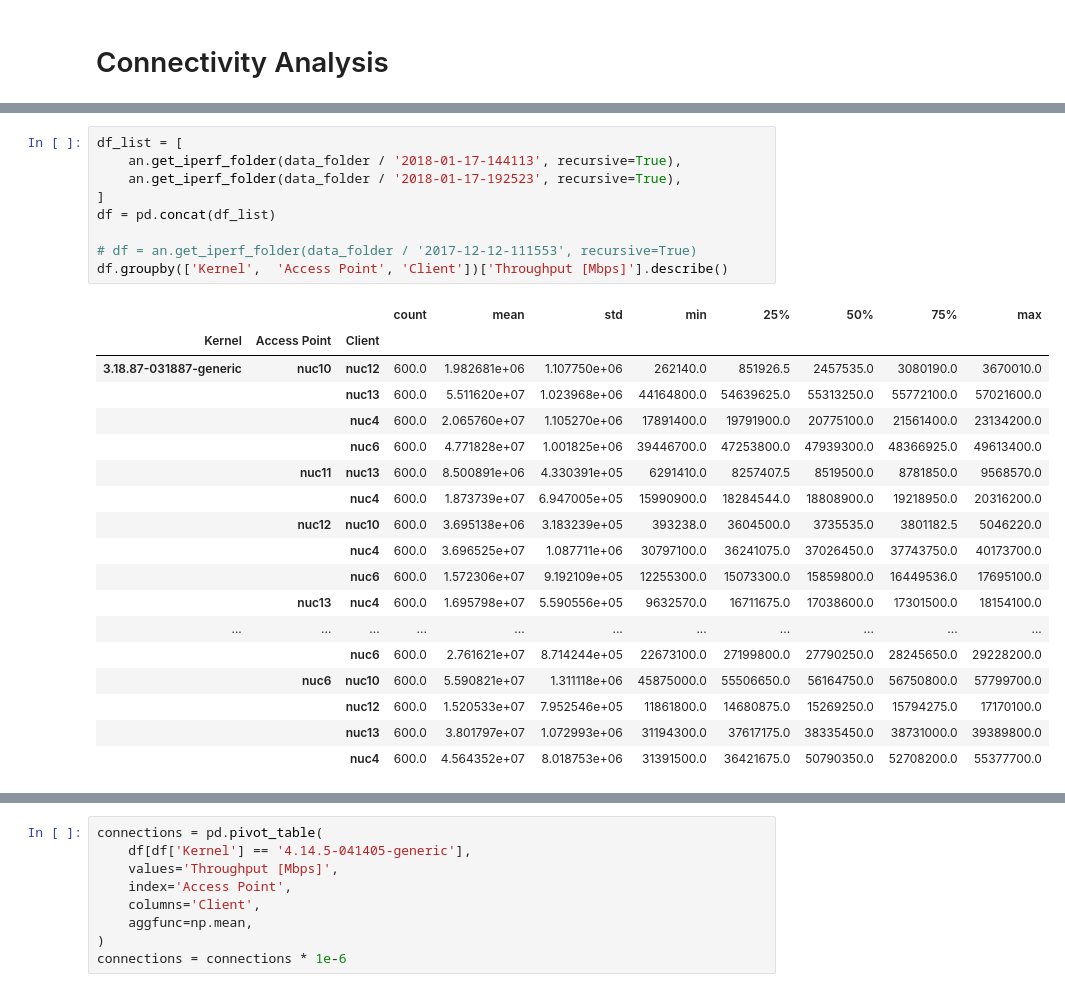
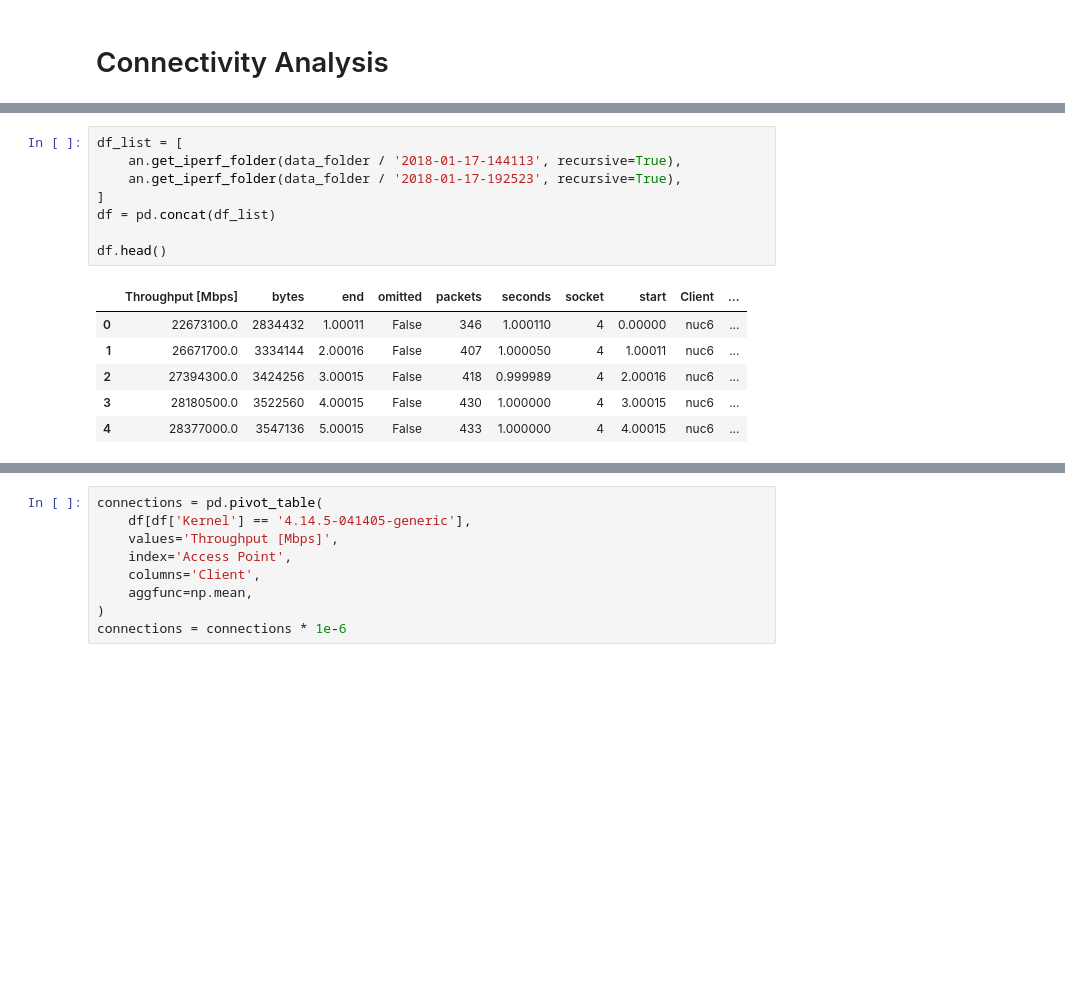
Before and after one commit to mchwalisz/walker, a Jupyter notebook: analysis/Connectivity Analysis.ipynb, the cells around one changed output, grey strips where cells are left out. Saved outputs shown, nothing was run; the diff lists cells and outputs as text; blank space fills up the shorter version.

```diff
--- a/analysis/Connectivity Analysis.ipynb
+++ b/analysis/Connectivity Analysis.ipynb
@@ -40,29 +37,16 @@ Available data paths:
 # %%
 df_list = [
     an.get_iperf_folder(data_folder / '2018-01-17-144113', recursive=True),
     an.get_iperf_folder(data_folder / '2018-01-17-192523', recursive=True),
 ]
 df = pd.concat(df_list)
 
-# df = an.get_iperf_folder(data_folder / '2017-12-12-111553', recursive=True)
-df.groupby(['Kernel',  'Access Point', 'Client'])['Throughput [Mbps]'].describe()
+df.head()
 # %% [output]
-|  |  |  | count | mean | std | min | 25% | 50% | 75% | max |
-| Kernel | Access Point | Client |  |  |  |  |  |  |  |  |
-| 3.18.87-031887-generic | nuc10 | nuc12 | 600.0 | 1.982681e+06 | 1.107750e+06 | 262140.0 | 851926.5 | 2457535.0 | 3080190.0 | 3670010.0 |
-|  |  | nuc13 | 600.0 | 5.511620e+07 | 1.023968e+06 | 44164800.0 | 54639625.0 | 55313250.0 | 55772100.0 | 57021600.0 |
-|  |  | nuc4 | 600.0 | 2.065760e+07 | 1.105270e+06 | 17891400.0 | 19791900.0 | 20775100.0 | 21561400.0 | 23134200.0 |
-|  |  | nuc6 | 600.0 | 4.771828e+07 | 1.001825e+06 | 39446700.0 | 47253800.0 | 47939300.0 | 48366925.0 | 49613400.0 |
-|  | nuc11 | nuc13 | 600.0 | 8.500891e+06 | 4.330391e+05 | 6291410.0 | 8257407.5 | 8519500.0 | 8781850.0 | 9568570.0 |
-|  |  | nuc4 | 600.0 | 1.873739e+07 | 6.947005e+05 | 15990900.0 | 18284544.0 | 18808900.0 | 19218950.0 | 20316200.0 |
-|  | nuc12 | nuc10 | 600.0 | 3.695138e+06 | 3.183239e+05 | 393238.0 | 3604500.0 | 3735535.0 | 3801182.5 | 5046220.0 |
-|  |  | nuc4 | 600.0 | 3.696525e+07 | 1.087711e+06 | 30797100.0 | 36241075.0 | 37026450.0 | 37743750.0 | 40173700.0 |
-|  |  | nuc6 | 600.0 | 1.572306e+07 | 9.192109e+05 | 12255300.0 | 15073300.0 | 15859800.0 | 16449536.0 | 17695100.0 |
-|  | nuc13 | nuc4 | 600.0 | 1.695798e+07 | 5.590556e+05 | 9632570.0 | 16711675.0 | 17038600.0 | 17301500.0 | 18154100.0 |
-| ... | ... | ... | ... | ... | ... | ... | ... | ... | ... | ... |
-|  |  | nuc6 | 600.0 | 2.761621e+07 | 8.714244e+05 | 22673100.0 | 27199800.0 | 27790250.0 | 28245650.0 | 29228200.0 |
-|  | nuc6 | nuc10 | 600.0 | 5.590821e+07 | 1.311118e+06 | 45875000.0 | 55506650.0 | 56164750.0 | 56750800.0 | 57799700.0 |
-|  |  | nuc12 | 600.0 | 1.520533e+07 | 7.952546e+05 | 11861800.0 | 14680875.0 | 15269250.0 | 15794275.0 | 17170100.0 |
-|  |  | nuc13 | 600.0 | 3.801797e+07 | 1.072993e+06 | 31194300.0 | 37617175.0 | 38335450.0 | 38731000.0 | 39389800.0 |
-|  |  | nuc4 | 600.0 | 4.564352e+07 | 8.018753e+06 | 31391500.0 | 36421675.0 | 50790350.0 | 52708200.0 | 55377700.0 |
+|  | Throughput [Mbps] | bytes | end | omitted | packets | seconds | socket | start | Client | ... |
+| 0 | 22673100.0 | 2834432 | 1.00011 | False | 346 | 1.000110 | 4 | 0.00000 | nuc6 | ... |
+| 1 | 26671700.0 | 3334144 | 2.00016 | False | 407 | 1.000050 | 4 | 1.00011 | nuc6 | ... |
+| 2 | 27394300.0 | 3424256 | 3.00015 | False | 418 | 0.999989 | 4 | 2.00016 | nuc6 | ... |
+| 3 | 28180500.0 | 3522560 | 4.00015 | False | 430 | 1.000000 | 4 | 3.00015 | nuc6 | ... |
+| 4 | 28377000.0 | 3547136 | 5.00015 | False | 433 | 1.000000 | 4 | 4.00015 | nuc6 | ... |
 # %%
```
Also changed, not shown: parts of 5 cells of this notebook, 1 other file.
